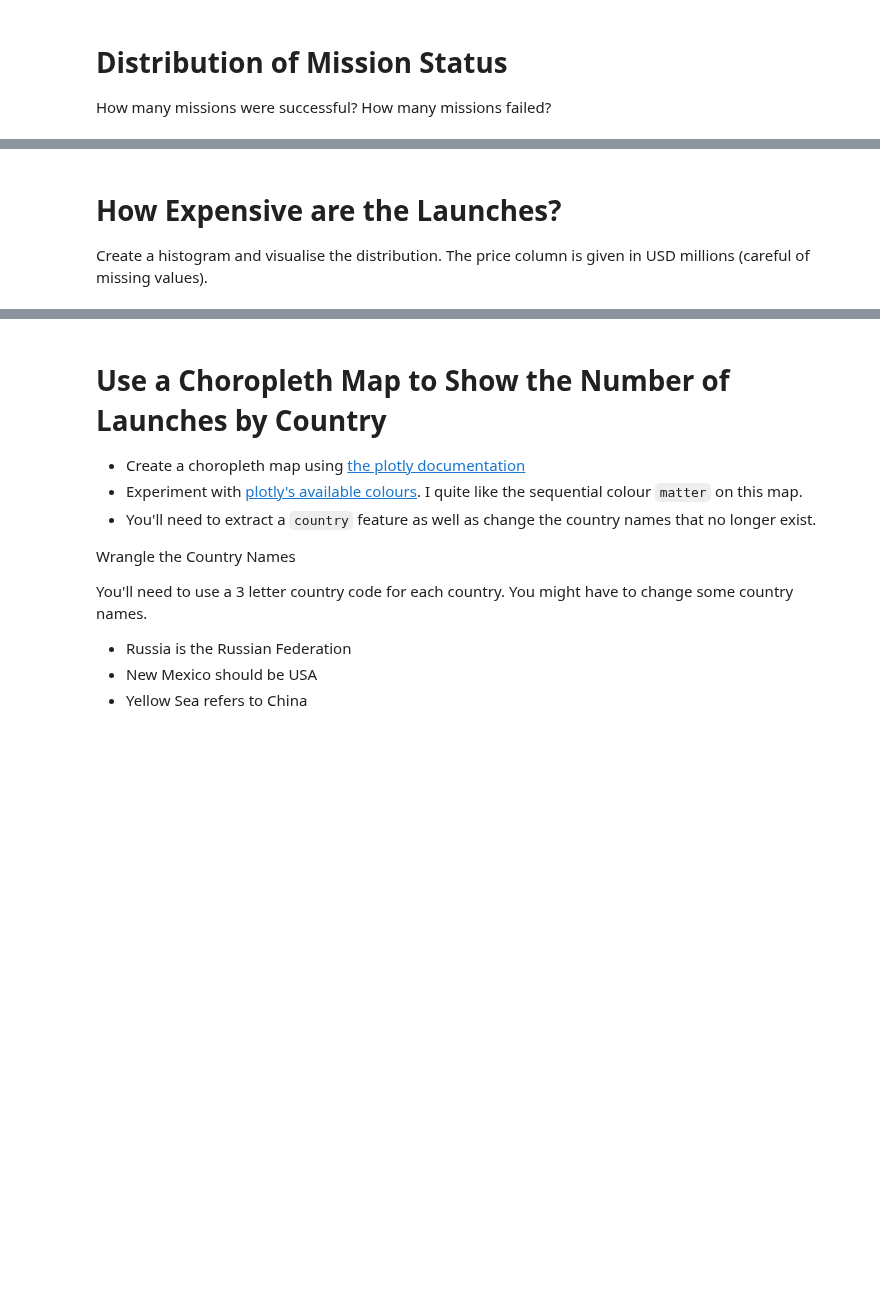
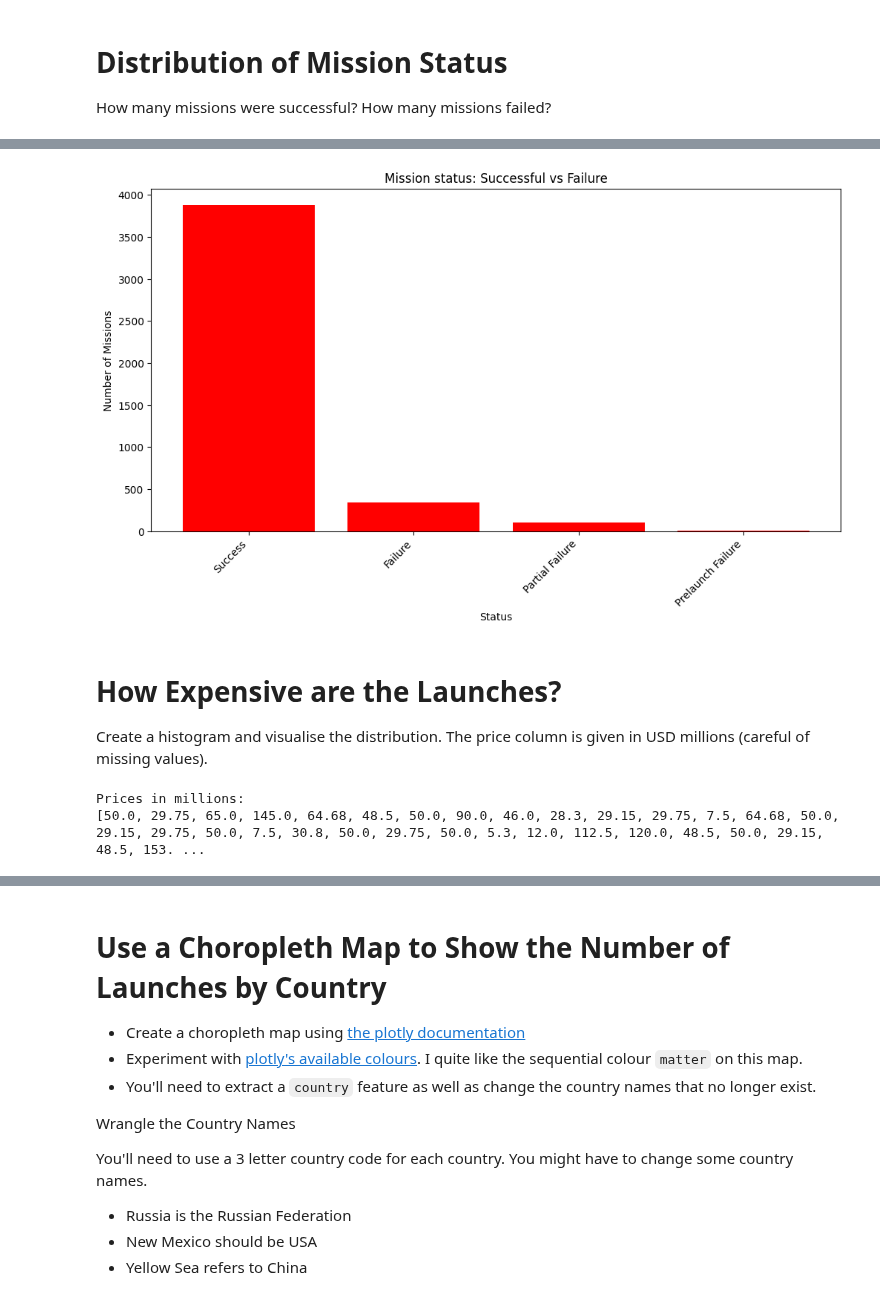
Before and after one commit to ViktorGeorgiev98/analyze-and_visualize-space-race, a Jupyter notebook: Space_Missions_Analysis_(start).ipynb, the cells around one changed output, grey strips where cells are left out. Cells and saved outputs as stored; diff of their text form; code cells hidden in the pictures; blank space fills up the shorter version.

```diff
--- a/Space_Missions_Analysis_(start).ipynb
+++ b/Space_Missions_Analysis_(start).ipynb
@@ -248,3 +248,10 @@ plt.show()
 
 How many missions were successful?
 How many missions failed?
+# %%
+mission_status = df_data["Mission_Status"].value_counts()
+print(f"Mission status: {mission_status}")
+print(f"Success: {mission_status["Success"]}")
+print(f"Failure: {mission_status["Failure"]}")
+print(f"Partial Failure: {mission_status["Partial Failure"]}")
+print(f"Prelaunch Failure: {mission_status["Prelaunch Failure"]}")
@@ -251,4 +269,23 @@ How many missions failed?
+# %%
+# Plot the result
+plt.figure(figsize=(12, 6))
+plt.title("Mission status: Successful vs Failure")
+plt.xlabel("Status")
+plt.ylabel("Number of Missions")
+plt.xticks(rotation=45, ha="right")
+plt.bar(mission_status.index, mission_status.values, color="red")
+plt.show()
+# %% [output]
+[figure, added]
 # %% [markdown]
 # How Expensive are the Launches?
 
 Create a histogram and visualise the distribution. The price column is given in USD millions (careful of missing values).
+# %%
+# Remove 0 values, they are not needed
+df_data["Price"] = pd.to_numeric(df_data["Price"], errors='coerce')
+prices_above_0 = [price for price in df_data["Price"] if price > 0]
+print(f"Prices in millions: \n{prices_above_0}")
+# %% [output]
+Prices in millions:
+[50.0, 29.75, 65.0, 145.0, 64.68, 48.5, 50.0, 90.0, 46.0, 28.3, 29.15, 29.75, 7.5, 64.68, 50.0, 29.15, 29.75, 50.0, 7.5, 30.8, 50.0, 29.75, 50.0, 5.3, 12.0, 112.5, 120.0, 48.5, 50.0, 29.15, 48.5, 153. ...
```
Also changed, not shown: parts of 5 cells of this notebook.
